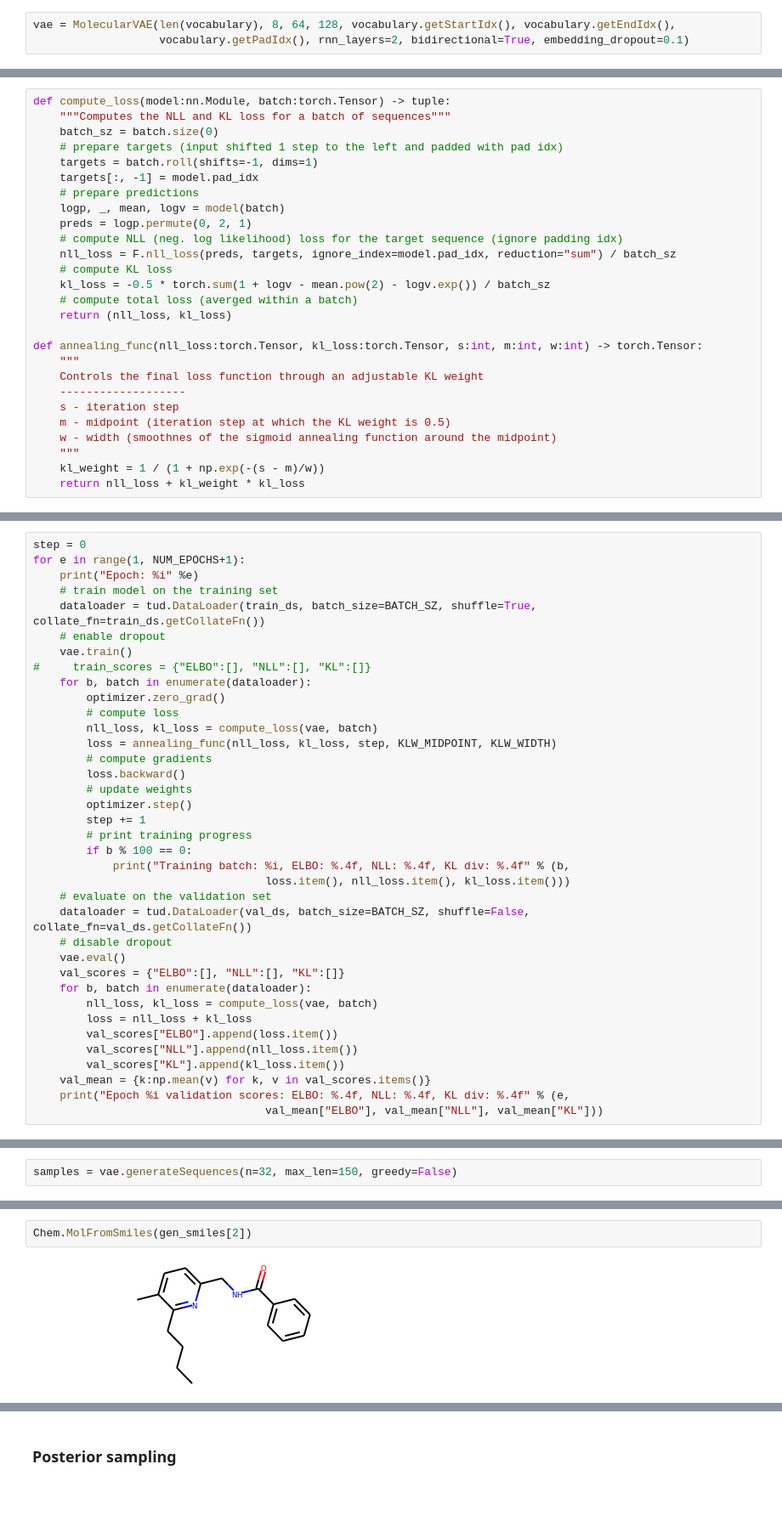
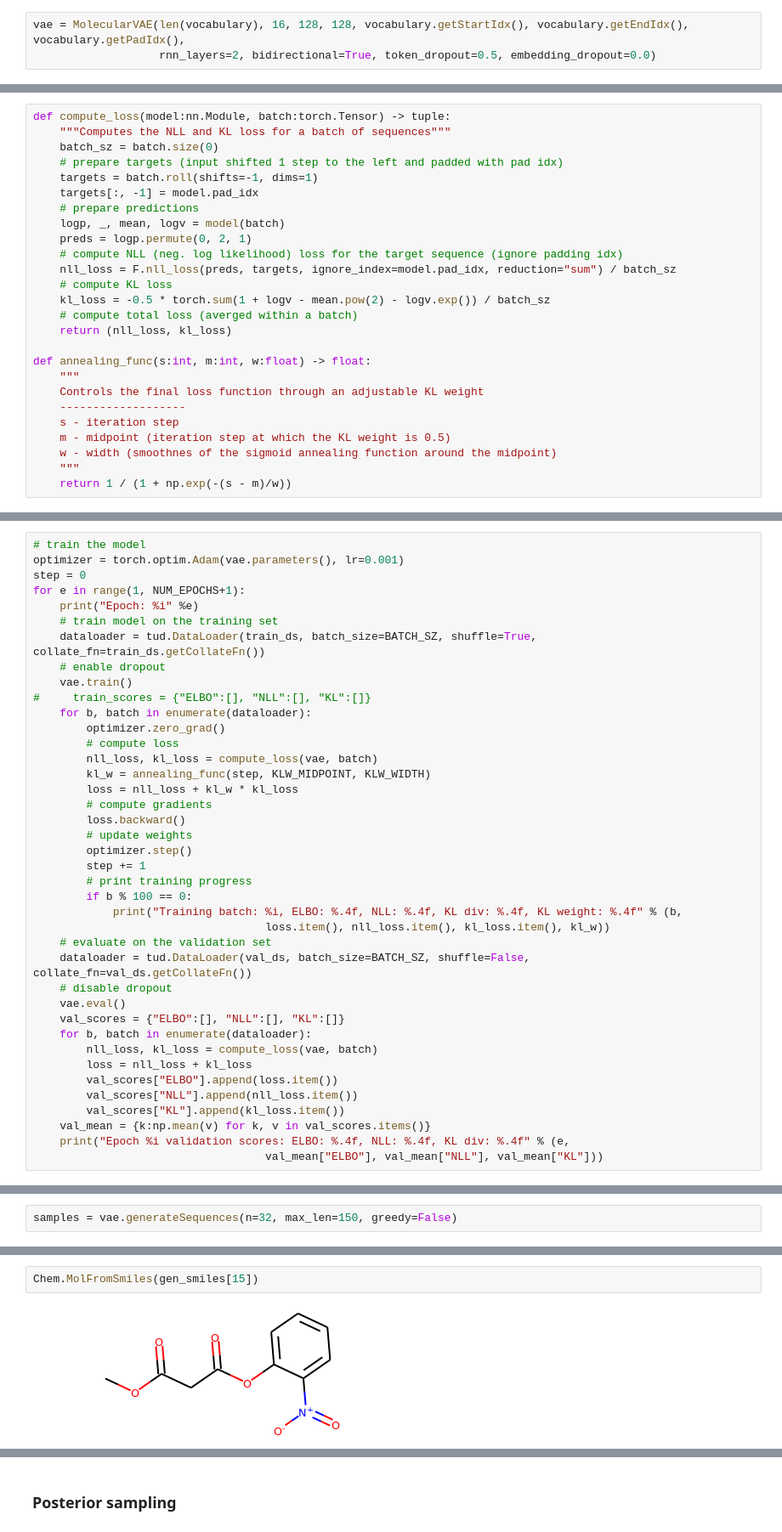
Before and after one commit to robertlizatovic/DeepChemistry, a Jupyter notebook: molecular_vae.ipynb, the cells around one changed output, grey strips where cells are left out. Shown at 85% size. Drawn from its saved outputs; the diff is of its cells as text; blank space fills up the shorter version.

```diff
--- a/molecular_vae.ipynb
+++ b/molecular_vae.ipynb
@@ -119,8 +119,8 @@ The variational autoencoder consists of the following components:
 1. SMILES encoder: maps input sequences to a latent vector z.
 2. Decoder: decodes a latent vector z into a sequence.
 # %%
-vae = MolecularVAE(len(vocabulary), 8, 64, 128, vocabulary.getStartIdx(), vocabulary.getEndIdx(),
-                   vocabulary.getPadIdx(), rnn_layers=2, bidirectional=True, embedding_dropout=0.1)
+vae = MolecularVAE(len(vocabulary), 16, 128, 128, vocabulary.getStartIdx(), vocabulary.getEndIdx(), vocabulary.getPadIdx(),
+                   rnn_layers=2, bidirectional=True, token_dropout=0.5, embedding_dropout=0.0)
 # %% [markdown]
 ## Model training
 # %% [markdown]
@@ -164,7 +164,7 @@ def compute_loss(model:nn.Module, batch:torch.Tensor) -> tuple:
     # compute total loss (averged within a batch)
     return (nll_loss, kl_loss)
 
-def annealing_func(nll_loss:torch.Tensor, kl_loss:torch.Tensor, s:int, m:int, w:int) -> torch.Tensor:
+def annealing_func(s:int, m:int, w:float) -> float:
     """
     Controls the final loss function through an adjustable KL weight
     -------------------
@@ -172,5 +172,4 @@ def annealing_func(nll_loss:torch.Tensor, kl_loss:torch.Tensor, s:int, m:int, w:
     m - midpoint (iteration step at which the KL weight is 0.5)
     w - width (smoothnes of the sigmoid annealing function around the midpoint)
     """
-    kl_weight = 1 / (1 + np.exp(-(s - m)/w))
-    return nll_loss + kl_weight * kl_loss
+    return 1 / (1 + np.exp(-(s - m)/w))
@@ -186,6 +181,8 @@ BATCH_SZ = 128
 KLW_MIDPOINT = 4000
 KLW_WIDTH = 1000
 # %%
+# train the model
+optimizer = torch.optim.Adam(vae.parameters(), lr=0.001)
 step = 0
 for e in range(1, NUM_EPOCHS+1):
     print("Epoch: %i" %e)
@@ -198,7 +195,8 @@ for e in range(1, NUM_EPOCHS+1):
         optimizer.zero_grad()
         # compute loss
         nll_loss, kl_loss = compute_loss(vae, batch)
-        loss = annealing_func(nll_loss, kl_loss, step, KLW_MIDPOINT, KLW_WIDTH)
+        kl_w = annealing_func(step, KLW_MIDPOINT, KLW_WIDTH)
+        loss = nll_loss + kl_w * kl_loss
         # compute gradients
         loss.backward()
         # update weights
@@ -206,8 +204,8 @@ for e in range(1, NUM_EPOCHS+1):
         step += 1
         # print training progress
         if b % 100 == 0:
-            print("Training batch: %i, ELBO: %.4f, NLL: %.4f, KL div: %.4f" % (b,
-                                   loss.item(), nll_loss.item(), kl_loss.item()))
+            print("Training batch: %i, ELBO: %.4f, NLL: %.4f, KL div: %.4f, KL weight: %.4f" % (b,
+                                   loss.item(), nll_loss.item(), kl_loss.item(), kl_w))
     # evaluate on the validation set
     dataloader = tud.DataLoader(val_ds, batch_size=BATCH_SZ, shuffle=False, collate_fn=val_ds.getCollateFn())
     # disable dropout
@@ -291,7 +289,7 @@ gen_smiles
 # %%
-Chem.MolFromSmiles(gen_smiles[2])
+Chem.MolFromSmiles(gen_smiles[15])
 # %% [output]
-[figure, old version]
+[figure, new version]
 # %%
 gen_mols = [Chem.MolFromSmiles(s) for s in gen_smiles]
 # %% [output]
```
Also changed, not shown: parts of 8 cells of this notebook, 3 other files.
